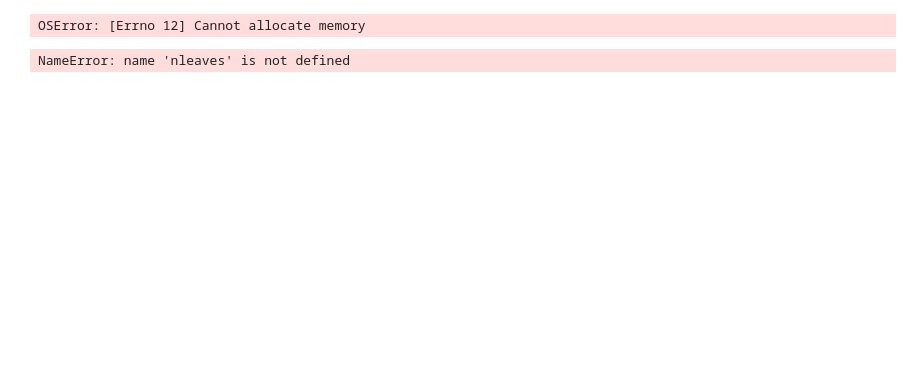
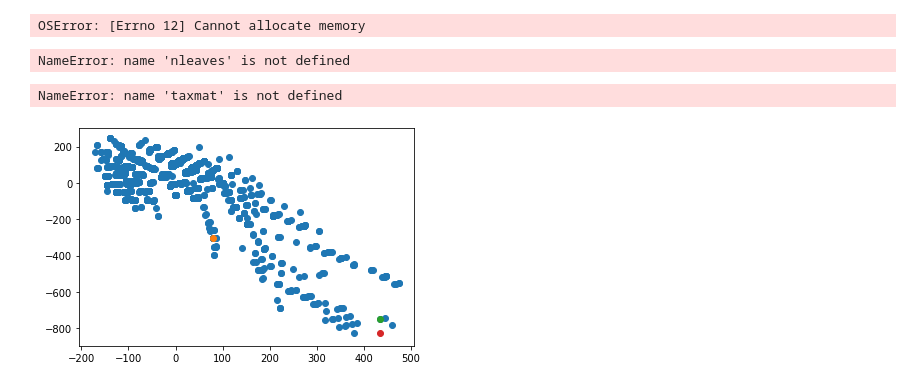
Before and after one commit to DessimozLab/HogProf, a Jupyter notebook: pyprofiler/notebooks/cafa/profile2GO.ipynb, the cells around one changed output. Saved outputs shown, nothing was run; the diff lists cells and outputs as text; code cells hidden in the pictures; blank space fills up the shorter version.

```diff
--- a/pyprofiler/notebooks/cafa/profile2GO.ipynb
+++ b/pyprofiler/notebooks/cafa/profile2GO.ipynb
@@ -21,3 +20,9 @@ The autoreload extension is already loaded. To reload it, use:
 # %%
 #lets also create a go annotation enrichment study object to describe functional enrichment in our profiling results
 gaf = goa.buildGAF( '/home/cactuskid13/mntpt/unil_backup/profilingbackup/gaf/oma-go.txt' )
+# %%
+#load oma hogs to prot sequence mapping
+import gzip
+with gzip.open('oma-hogs-Jun2019.p.gz', 'rb') as fp:
+    hogs = pickle.load(fp)
+print(list(hogs.keys())[0:10])
@@ -100,13 +107,16 @@ def yeild_annot_hogs(p, hogs, chunksize = 10 , verbose = False):
             if verbose :
                 print(h)
             datachunkdict= { m.omaid:{ 'genome': m.genome , 'annot': gaf[m.omaid] , 'hog':h } for m in p.db_obj.iter_members_of_hog_id(h) if m.omaid in gaf }
-            if datadf is None:
-                datadf = pd.DataFrame.from_dict( datachunkdict , orient = 'index' )
-            else:
-                datadf = pd.concat([datadf , pd.DataFrame.from_dict( datachunkdict , orient = 'index' ) ])
+            if len(datachunkdict)>10:
+                if datadf is None:
+                    datadf = pd.DataFrame.from_dict( datachunkdict , orient = 'index' )
+                else:
+                    datadf = pd.concat([datadf , pd.DataFrame.from_dict( datachunkdict , orient = 'index' ) ])
 hogiterator = yeild_annot_hogs( p, hogs )
 for i in range(5):
     t0 = time.time()
-    print( next(hogiterator))
+    next(hogiterator)
     print( time.time()-t0)
+
+print( next(hogiterator))
 # %% [output]
@@ -169,11 +179,14 @@ def get_ancestors( golist , obo,  levels = 4 ):
     ancestors = []
 
     for l in range( levels):
-        if l == 0 :
-            a = [ obo[p.id].id for g in golist for p in obo[g].parents ]
-        else:
-            a = [ obo[p.id].id for g in a for p in obo[g].parents ]
-        ancestors += a
+        try:
+            if l == 0 :
+                a = [ obo[p.id].id for g in golist for p in obo[g].parents if g in obo and p.id in obo ]
+            else:
+                a = [ obo[p.id].id for g in a for p in obo[g].parents if g in obo and p.id in obo ]
+            ancestors += a
+        except:
+            pass
     ancestors += golist
     return [goa.goterm2id(goterm) for goterm in set(ancestors)]
 
@@ -183,10 +196,10 @@ def get_ancestors_all( golist , obo):
     l = 0
     while len(ancestors)>lastlen:
         if l == 0 :
-            a = [ obo[p.id].id for g in golist for p in obo[g].parents ]
+            a = [ obo[p.id].id for g in golist for p in obo[g].parents if g in obo and p.id in obo]
 
         else:
-            a = [ obo[p.id].id for g in a for p in obo[g].parents ]
+            a = [ obo[p.id].id for g in a for p in obo[g].parents if g in obo and p.id in obo ]
         lastlen = len(ancestors)
         ancestors += a
         l+=1
@@ -295,8 +322,8 @@ with open( '../models/gafobects.pkl' , 'rb' ) as gafstats:
 print(sum(c.values()))
 print(len(index))
 min_annot= 50
-index = { t:index[t] for t in index if c[t] > min_annot }
-c = { t:c[t] for t in index }
+#index = { t:index[t] for t in index if c[t] > min_annot }
+#c = { t:c[t] for t in index }
 nterms = len(index)
 print(len(index))
 embedmat = embedder.predict( [np.array(list(index.values()) ) ] )
@@ -426,19 +457,25 @@ mds = MDS( n_components = 2 )
 taxembed = mds.fit_transform(taxmat)
 with open( 'taxproj.pkl' , 'wb') as taxprojout:
     taxprojout.write( pickle.dumps(taxembed))
+# %% [output]
+NameError: name 'taxmat' is not defined
 # %%
 with open( 'taxproj.pkl' , 'rb' ) as taxprojin :
     taxembed = pickle.loads( taxprojin.read())
 
 #use the profiler trimmed ncbi tree to generate an index
 taxindex = {int( n.name ) : i for i,n in enumerate( p.tree.get_leaves() ) }
 
 plt.scatter( taxembed[:,0], taxembed[:,1]  )
 #where is arabidopsis
 plt.scatter( taxembed[taxindex[3702],0] , taxembed[taxindex[3702],1])
 #where is human
 plt.scatter( taxembed[taxindex[9606],0] , taxembed[taxindex[9606],1])
-
+#where is chimp
+plt.scatter( taxembed[taxindex[9606],0] , taxembed[taxindex[9598],1])
 plt.show()
+#ok... this more or less works
+# %% [output]
+[figure, added]
 # %%
 from sklearn.preprocessing import RobustScaler , MinMaxScaler
```
Also changed, not shown: parts of 21 cells of this notebook.
